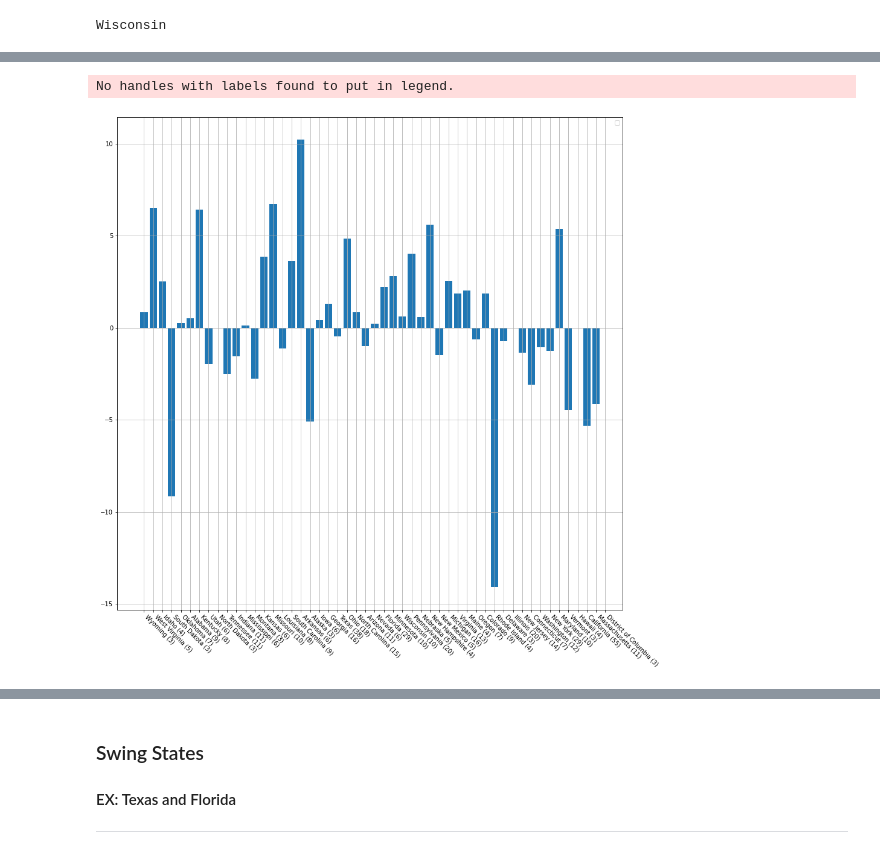
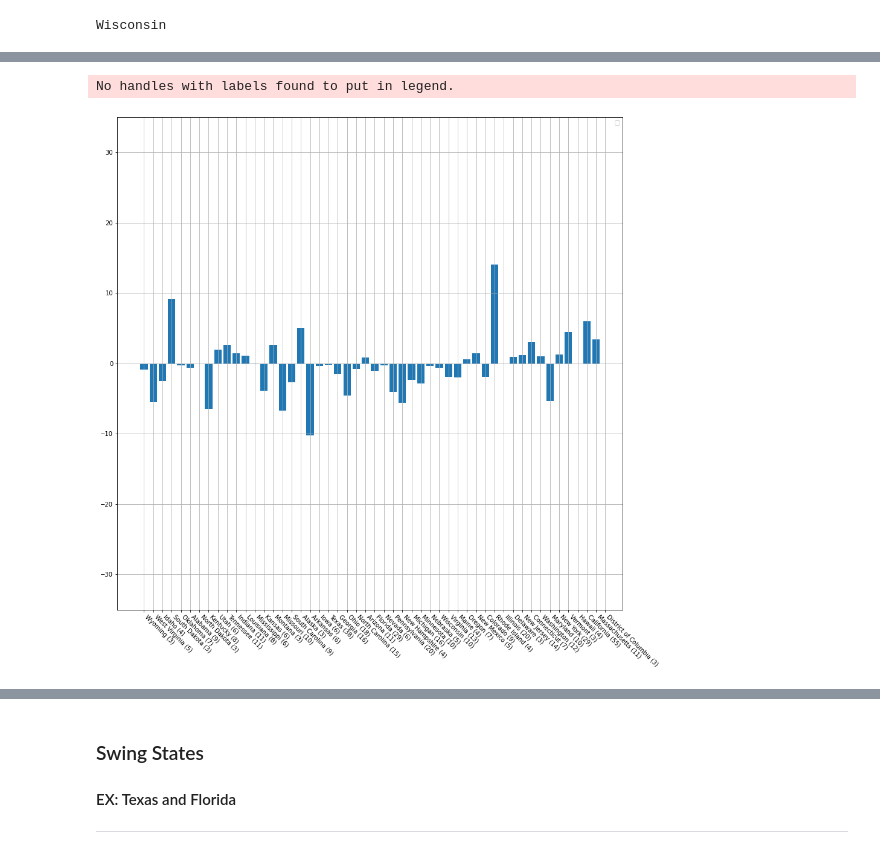
Before and after one commit to gabrielbfs/us_election2020, a Jupyter notebook: notebooks/1.4-gbf-2020us_election-exploration.ipynb, the cells around one changed output, grey strips where cells are left out. Cells and saved outputs as stored; diff of their text form; code cells hidden in the pictures.

```diff
--- a/notebooks/1.4-gbf-2020us_election-exploration.ipynb
+++ b/notebooks/1.4-gbf-2020us_election-exploration.ipynb
@@ -651,16 +640,17 @@ Index(['Wyoming (3)', 'West Virginia (5)', 'Idaho (4)', 'South Dakota (3)',
 # %%
 plt.figure(figsize=(15, 15))
-var = (states_statsSmoothk16_atEqDay2016[['diff_avg']]-states_statsSmoothk16_atElectionDay2016[['diff_avg']]).reindex(Allstates_diff_k16[['diff_avg']].index)
+var = (states_statsSmoothk16_atElectionDay2016[['diff_avg']]-states_statsSmoothk16_atEqDay2016[['diff_avg']]).reindex(Allstates_diff_k16[['diff_avg']].index)
 plt.bar(x=var.index,
         height=var['diff_avg'])
 
+plt.ylim(-35,35)
 plt.legend()
 plt.xticks(rotation=-45, ha='left')
 plt.grid()
 plt.show()
 # %% [output]
 No handles with labels found to put in legend.
-[figure, old version]
+[figure, new version]
 # %%
 plt.figure(figsize=(15, 15))
 plt.scatter(x=Allstates_diff_k16.index, y=Allstates_diff_k16['diff_2016'],
```
Also changed, not shown: parts of 17 cells of this notebook, 6 other files.
